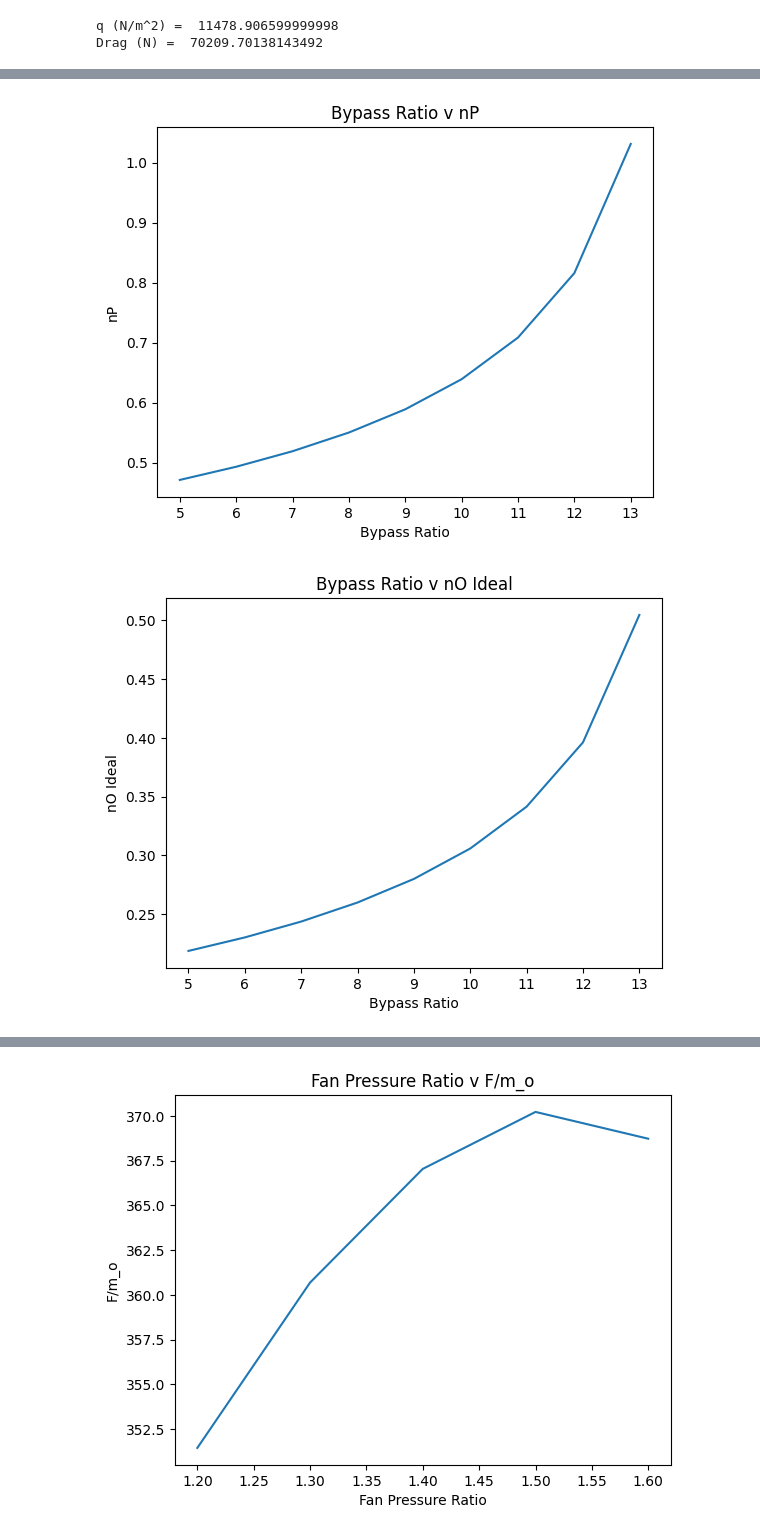
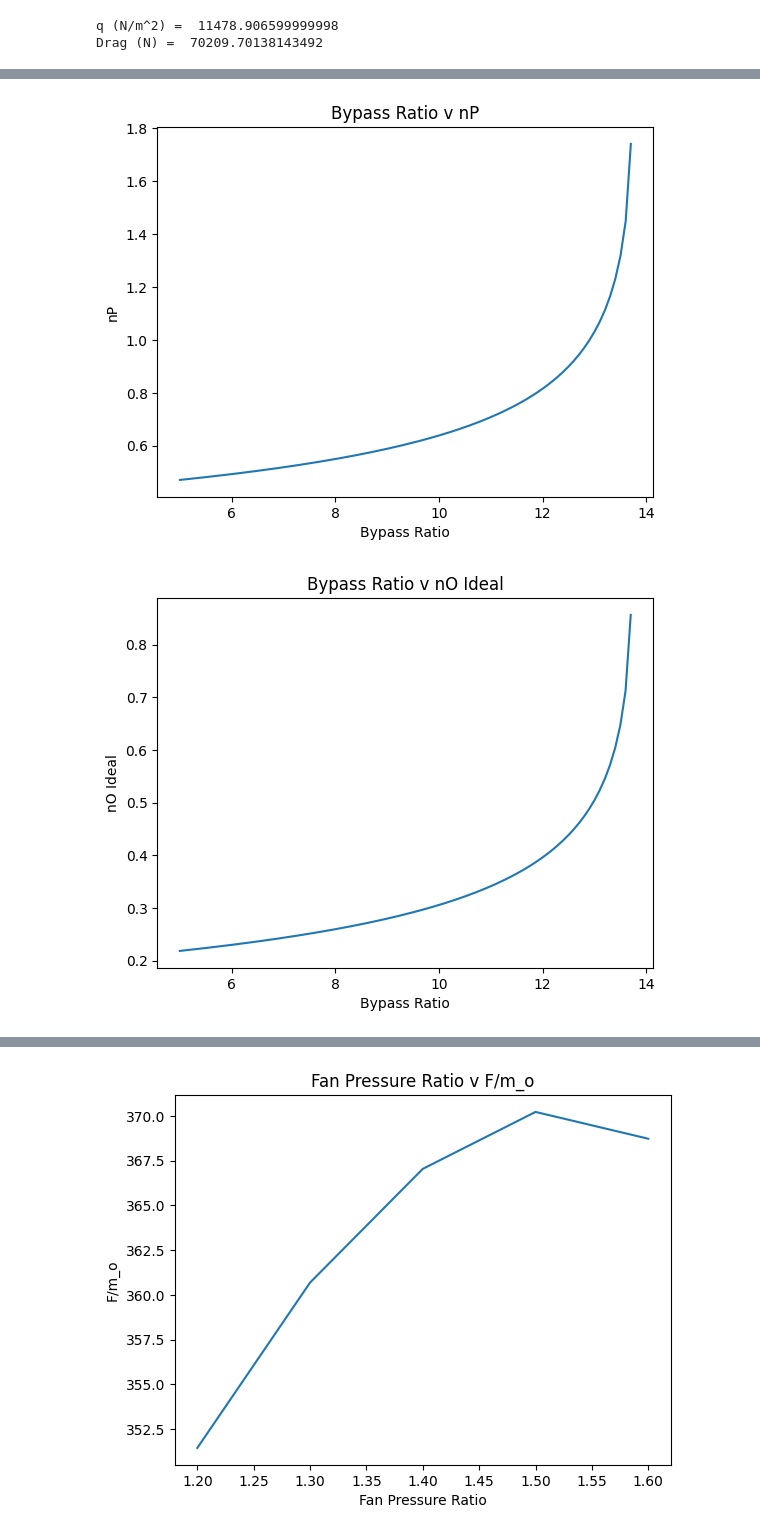
Before and after one commit to kavourbm/AEEM4063-Team15, a Jupyter notebook: Part B.ipynb, the cells around one changed output, grey strips where cells are left out. Cells and saved outputs as stored; diff of their text form; code cells hidden in the pictures.

```diff
--- a/Part B.ipynb
+++ b/Part B.ipynb
@@ -154,7 +154,7 @@ def Engine(bypass,fpr,cpr):
 
     return np.array([fmnot,TSFCideal,TSFCactual,fideal,factual,nTideal,nTactual,nP,nOideal,nOactual])
 # %%
-bypassratios = np.arange(6,21,1)
+bypassratios = np.arange(5.1,21,0.1)
 fpr = 1.5
 cpr = 36
 
@@ -163,7 +163,7 @@ bypassvariedresults = np.array(Engine(5,fpr,cpr))
 for i in bypassratios:
     bypassvariedresults = np.vstack((bypassvariedresults,Engine(i,fpr,cpr)))
 
-bypassratios = np.arange(5,21,1)
+bypassratios = np.arange(5,21,0.1)
 
 it = 0
 
@@ -189,2 +189,2 @@ while it < 10:
-[figure, old version]
+[figure, new version]
-[figure, old version]
+[figure, new version]
```
Also changed, not shown: parts of 1 cell of this notebook.
